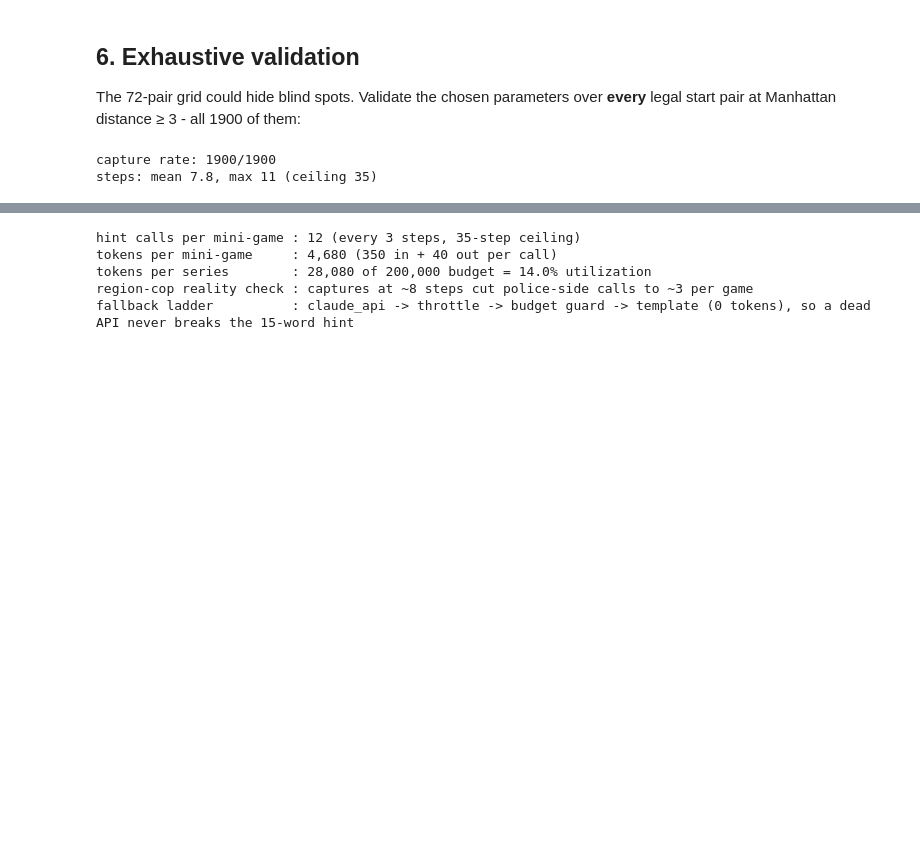
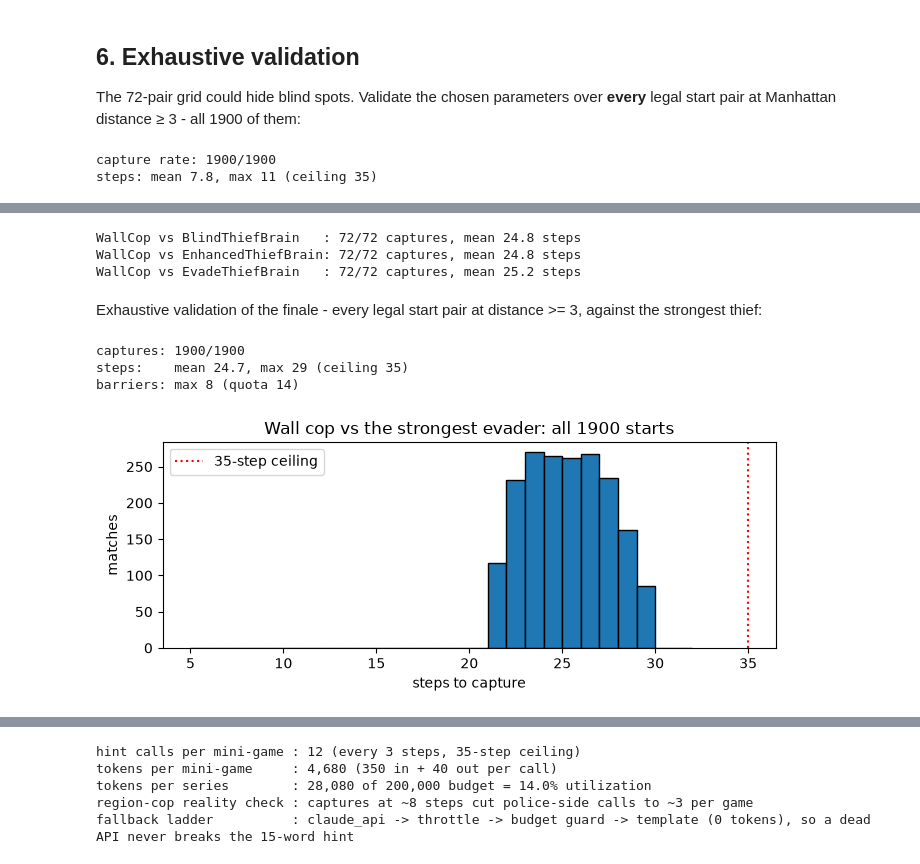
Before and after one commit to Nell-Kh/police-thief-p2p, a Jupyter notebook: notebooks/analysis.ipynb, the cells around one changed output, grey strips where cells are left out. Saved outputs shown, nothing was run; the diff lists cells and outputs as text; code cells hidden in the pictures; blank space fills up the shorter version.

Commit message:
the arms race: open-field evader thief + wall cop that beats it 1900/1900

```diff
--- a/notebooks/analysis.ipynb
+++ b/notebooks/analysis.ipynb
@@ -211,0 +216,9 @@ steps: mean 7.8, max 11 (ceiling 35)
+# %%
+from police_thief.domain.brain.evade import EvadeThiefBrain
+outcomes = [run_match(RegionPoliceBrain(ROLE_POLICE, contract),
+                      EvadeThiefBrain(ROLE_THIEF, contract), a, b)
+            for a, b in PAIRS]
+survived = sum(1 for event, _, _ in outcomes if event == 'survival')
+mean_steps = sum(steps for _, steps, _ in outcomes) / len(outcomes)
+print(f'EvadeThief vs the region cop: {survived}/{len(PAIRS)} survivals, '
+      f'mean {mean_steps:.1f} steps (enhanced thief: 0 survivals, 9.0 steps)')
@@ -211,0 +233,39 @@ steps: mean 7.8, max 11 (ceiling 35)
+# %%
+from police_thief.domain.brain.blind import BlindThiefBrain
+from police_thief.domain.brain.wall import WallPoliceBrain
+for thief_cls in (BlindThiefBrain, EnhancedThiefBrain, EvadeThiefBrain):
+    outcomes = [run_match(WallPoliceBrain(ROLE_POLICE, contract),
+                          thief_cls(ROLE_THIEF, contract), a, b)
+                for a, b in PAIRS]
+    caught = [steps for event, steps, _ in outcomes if event == 'capture']
+    print(f'WallCop vs {thief_cls.__name__:18s}: {len(caught)}/{len(PAIRS)} '
+          f'captures, mean {sum(caught)/max(len(caught),1):.1f} steps')
+# %% [output]
+WallCop vs BlindThiefBrain   : 72/72 captures, mean 24.8 steps
+WallCop vs EnhancedThiefBrain: 72/72 captures, mean 24.8 steps
+WallCop vs EvadeThiefBrain   : 72/72 captures, mean 25.2 steps
+# %% [markdown]
+Exhaustive validation of the finale - every legal start pair at distance >= 3, against the strongest thief:
+# %%
+outcomes = [run_match(WallPoliceBrain(ROLE_POLICE, contract),
+                      EvadeThiefBrain(ROLE_THIEF, contract), a, b)
+            for a, b in all_pairs]
+caught = [(steps, used) for event, steps, used in outcomes if event == 'capture']
+print(f'captures: {len(caught)}/{len(all_pairs)}')
+print(f'steps:    mean {sum(s for s,_ in caught)/len(caught):.1f}, '
+      f'max {max(s for s,_ in caught)} (ceiling {contract.movement.max_moves})')
+print(f'barriers: max {max(u for _,u in caught)} '
+      f'(quota {contract.movement.max_barriers})')
+
+fig, ax = plt.subplots(figsize=(7, 3))
+ax.hist([s for s, _ in caught], bins=range(5, 33), edgecolor='black')
+ax.axvline(contract.movement.max_moves, color='red', linestyle=':',
+           label='35-step ceiling')
+ax.set_xlabel('steps to capture'); ax.set_ylabel('matches')
+ax.set_title('Wall cop vs the strongest evader: all 1900 starts')
+ax.legend(); plt.tight_layout(); plt.show()
+# %% [output]
+captures: 1900/1900
+steps:    mean 24.7, max 29 (ceiling 35)
+barriers: max 8 (quota 14)
+[figure, added]
```
Also changed, not shown: parts of 10 cells of this notebook, 10 other files.
